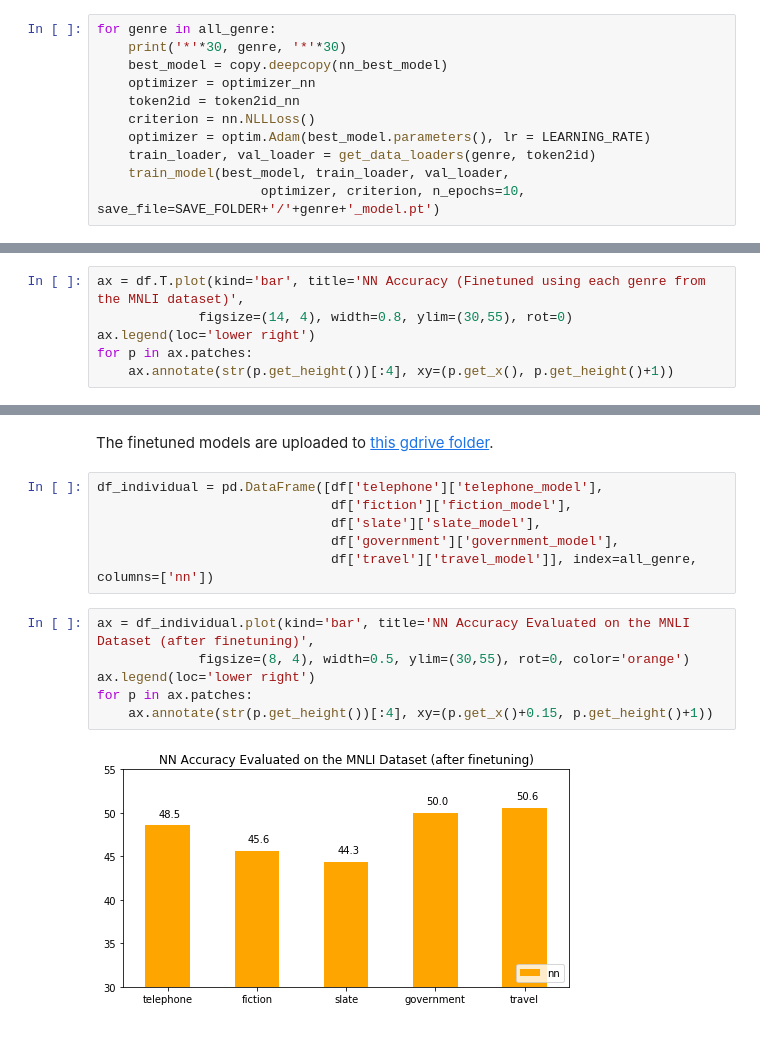
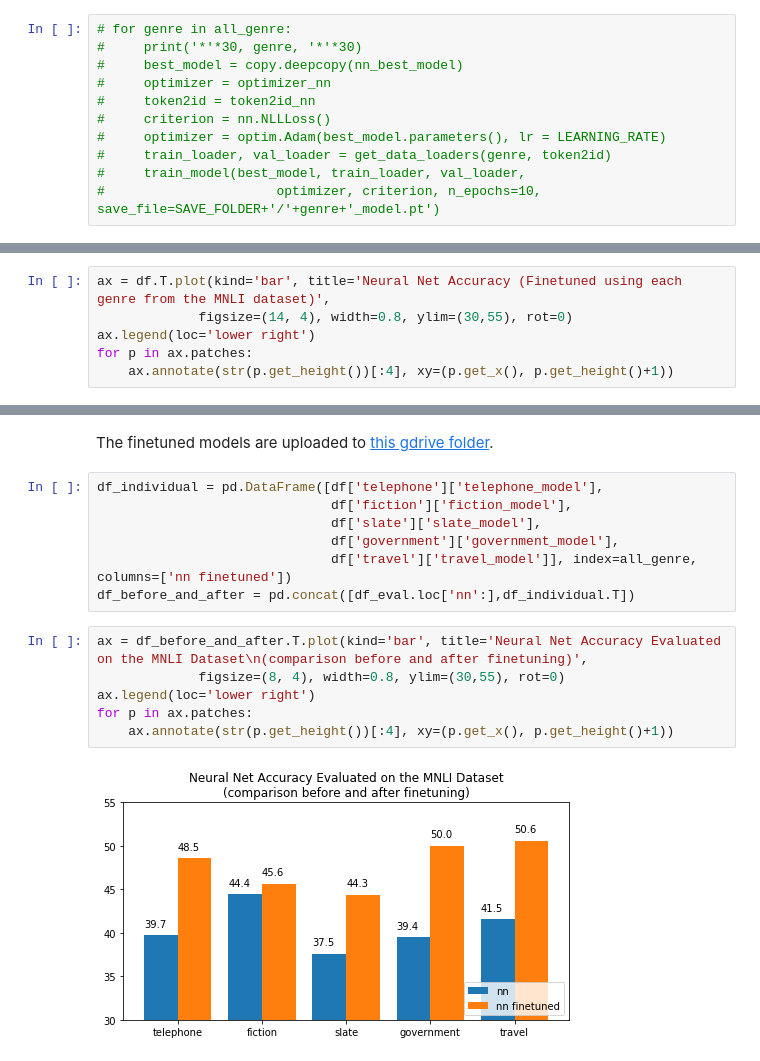
Before and after one commit to iyengarlekha/BOW-model-for-Natural-Language-Inference, a Jupyter notebook: Finetune with MNLI.ipynb, the cells around one changed output, grey strips where cells are left out. Cells and saved outputs as stored; diff of their text form.

Commit message:
edited to work with the new models

```diff
--- a/Finetune with MNLI.ipynb
+++ b/Finetune with MNLI.ipynb
@@ -263,16 +265,16 @@ SAVE_FOLDER = os.path.join('models', 'mnli')
 if not os.path.exists(SAVE_FOLDER):
     os.makedirs(SAVE_FOLDER)
 # %%
-for genre in all_genre:
-    print('*'*30, genre, '*'*30)
-    best_model = copy.deepcopy(nn_best_model)
-    optimizer = optimizer_nn
-    token2id = token2id_nn
-    criterion = nn.NLLLoss()
-    optimizer = optim.Adam(best_model.parameters(), lr = LEARNING_RATE)
-    train_loader, val_loader = get_data_loaders(genre, token2id)
-    train_model(best_model, train_loader, val_loader,
-                     optimizer, criterion, n_epochs=10, save_file=SAVE_FOLDER+'/'+genre+'_model.pt')
+# for genre in all_genre:
+#     print('*'*30, genre, '*'*30)
+#     best_model = copy.deepcopy(nn_best_model)
+#     optimizer = optimizer_nn
+#     token2id = token2id_nn
+#     criterion = nn.NLLLoss()
+#     optimizer = optim.Adam(best_model.parameters(), lr = LEARNING_RATE)
+#     train_loader, val_loader = get_data_loaders(genre, token2id)
+#     train_model(best_model, train_loader, val_loader,
+#                      optimizer, criterion, n_epochs=10, save_file=SAVE_FOLDER+'/'+genre+'_model.pt')
 # %% [output]
 ****************************** telephone ******************************
 Starting epoch 0
@@ -333,7 +335,7 @@ df
 | government_model | 46.4677 | 46.3317 | 43.6128 | 50 | 49.1853 |
 | travel_model | 46.8657 | 45.7286 | 43.513 | 49.9016 | 50.611 |
 # %%
-ax = df.T.plot(kind='bar', title='NN Accuracy (Finetuned using each genre from the MNLI dataset)',
+ax = df.T.plot(kind='bar', title='Neural Net Accuracy (Finetuned using each genre from the MNLI dataset)',
              figsize=(14, 4), width=0.8, ylim=(30,55), rot=0)
 ax.legend(loc='lower right')
 for p in ax.patches:
@@ -347,12 +349,13 @@ df_individual = pd.DataFrame([df['telephone']['telephone_model'],
                               df['fiction']['fiction_model'],
                               df['slate']['slate_model'],
                               df['government']['government_model'],
-                              df['travel']['travel_model']], index=all_genre, columns=['nn'])
+                              df['travel']['travel_model']], index=all_genre, columns=['nn finetuned'])
+df_before_and_after = pd.concat([df_eval.loc['nn':],df_individual.T])
 # %%
-ax = df_individual.plot(kind='bar', title='NN Accuracy Evaluated on the MNLI Dataset (after finetuning)',
-             figsize=(8, 4), width=0.5, ylim=(30,55), rot=0, color='orange')
+ax = df_before_and_after.T.plot(kind='bar', title='Neural Net Accuracy Evaluated on the MNLI Dataset\n(comparison before and after finetuning)',
+             figsize=(8, 4), width=0.8, ylim=(30,55), rot=0)
 ax.legend(loc='lower right')
 for p in ax.patches:
-    ax.annotate(str(p.get_height())[:4], xy=(p.get_x()+0.15, p.get_height()+1))
+    ax.annotate(str(p.get_height())[:4], xy=(p.get_x(), p.get_height()+1))
 # %% [output]
-[figure, old version]
+[figure, new version]
```
Also changed, not shown: parts of 2 cells of this notebook, 1 other file.
